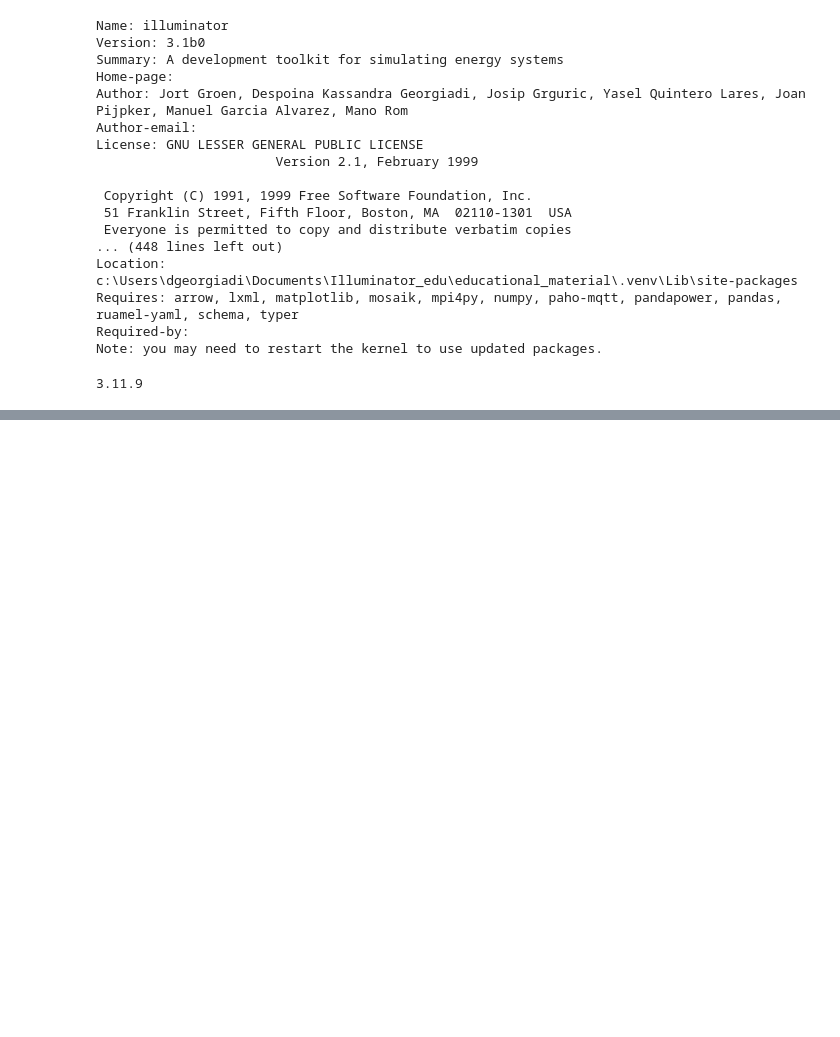
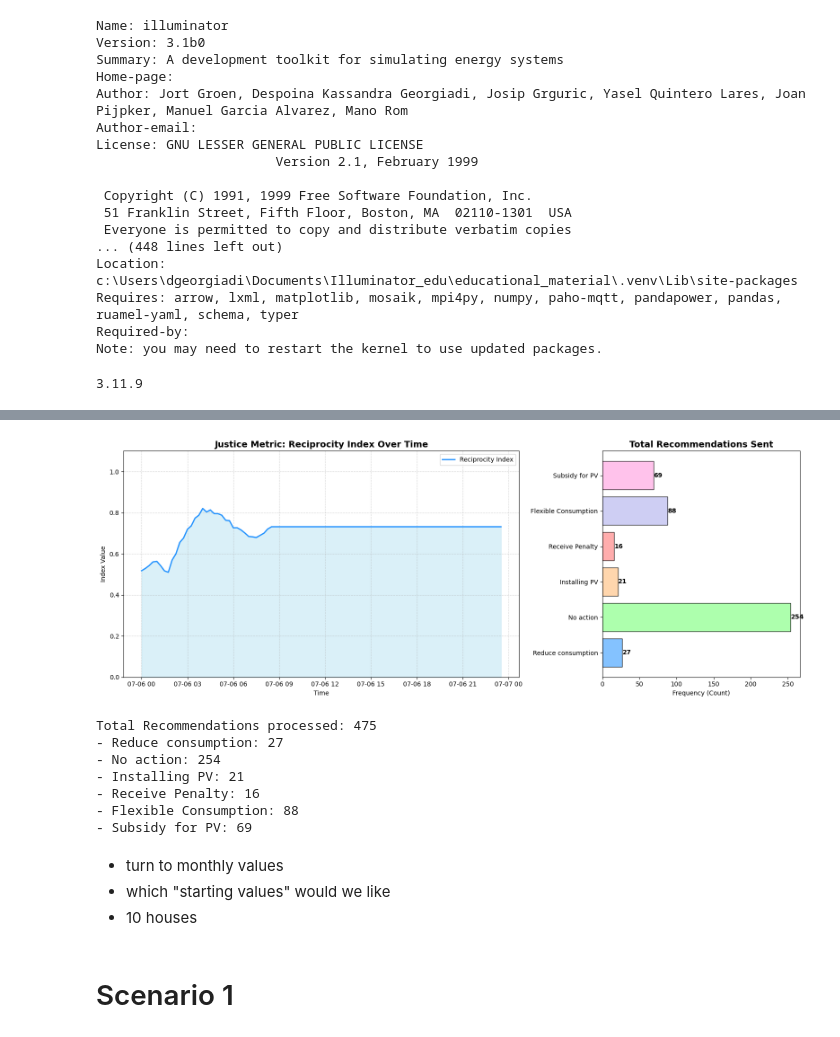
Before and after one commit to Illuminator-team/educational_material, a Jupyter notebook: tutorials/energy_hubs/Energy HUB/ide_models.ipynb, the cells around one changed output, grey strips where cells are left out. Saved outputs shown, nothing was run; the diff lists cells and outputs as text; code cells hidden in the pictures; blank space fills up the shorter version.

Commit message:
scenario 1 first implementation

```diff
--- a/tutorials/energy_hubs/Energy HUB/ide_models.ipynb
+++ b/tutorials/energy_hubs/Energy HUB/ide_models.ipynb
@@ -738,0 +526,72 @@ plt.show()
+# %%
+import pandas as pd
+import matplotlib.pyplot as plt
+import ast
+from collections import Counter
+
+# 1. Load data
+df = pd.read_csv('out_justice_test.csv')
+df['date'] = pd.to_datetime(df['date'])
+
+# 2. Parse the recommendations column
+df['Justice_Controller.recommendations'] = df['Justice_Controller.recommendations'].apply(ast.literal_eval)
+
+all_recommendations = []
+for row in df['Justice_Controller.recommendations']:
+    for rec in row:
+        all_recommendations.append(rec[0])
+
+rec_counts = Counter(all_recommendations)
+
+# 3. Plotting
+fig, (ax1, ax2) = plt.subplots(1, 2, figsize=(16, 6), gridspec_kw={'width_ratios': [2, 1]})
+
+# --- Left Plot: Reciprocity Index ---
+ax1.fill_between(df['date'], df['Justice_Controller.reciprocity_index'], color='skyblue', alpha=0.3)
+ax1.plot(df['date'], df['Justice_Controller.reciprocity_index'], color='dodgerblue', lw=2, label='Reciprocity Index')
+
+ax1.set_title('Justice Metric: Reciprocity Index Over Time', fontsize=14, fontweight='bold')
+ax1.set_ylabel('Index Value')
+ax1.set_xlabel('Time')
+ax1.set_ylim(0, 1.1)
+ax1.grid(True, linestyle='--', alpha=0.5)
+ax1.legend()
+
+# --- Right Plot: Recommendation Distribution ---
+actions = list(rec_counts.keys())
+counts = list(rec_counts.values())
+
+# FIX: Define the colors list here
+colors = ['#66b3ff', '#99ff99', '#ffcc99', '#ff9999', '#c2c2f0', '#ffb3e6']
+
+# Use only as many colors as there are actions
+ax2.barh(actions, counts, color=colors[:len(actions)], edgecolor='black', alpha=0.8)
+ax2.set_title('Total Recommendations Sent', fontsize=14, fontweight='bold')
+ax2.set_xlabel('Frequency (Count)')
+
+# Add value labels
+for i, v in enumerate(counts):
+    ax2.text(v + 0.2, i, str(v), va='center', fontweight='bold')
+
+plt.tight_layout()
+plt.show()
+
+# Summary
+print(f"Total Recommendations processed: {len(all_recommendations)}")
+for action, count in rec_counts.items():
+    print(f"- {action}: {count}")
+# %% [output]
+[figure, added]
+Total Recommendations processed: 475
+- Reduce consumption: 27
+- No action: 254
+- Installing PV: 21
+- Receive Penalty: 16
+- Flexible Consumption: 88
+- Subsidy for PV: 69
+# %% [markdown]
+- turn to monthly values
+- which "starting values" would we like
+- 10 houses
+# %% [markdown]
+# Scenario 1
```
Also changed, not shown: parts of 13 cells of this notebook, 2 other files.
